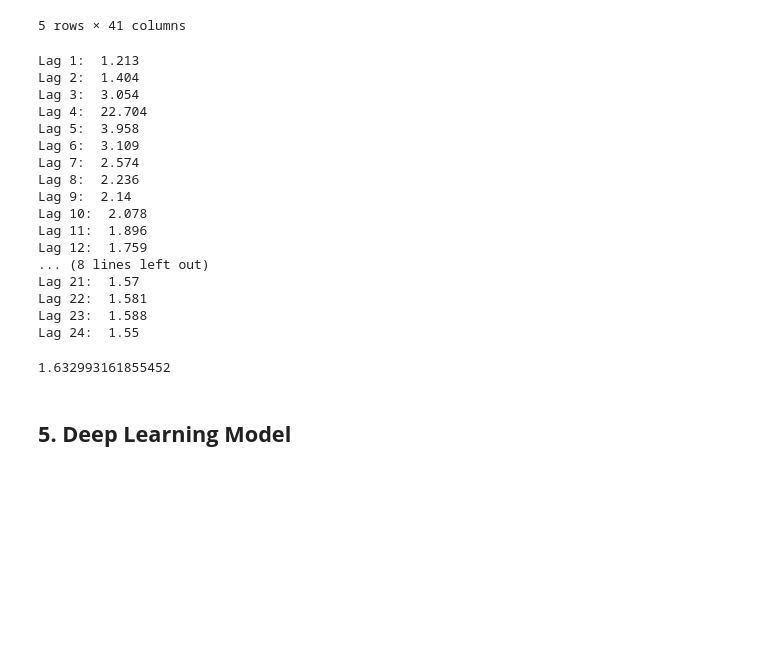
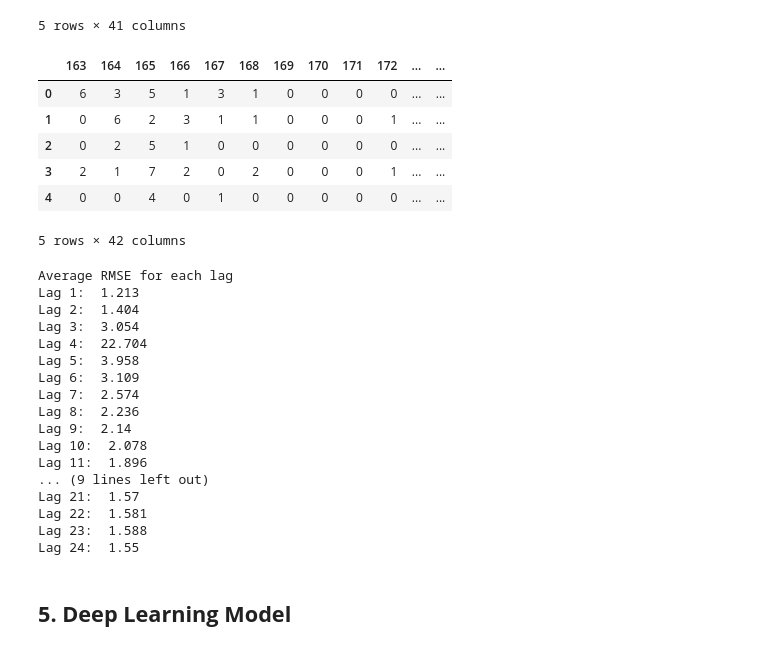
Before and after one commit to Angps1995/Spatial-Temporal-Models-for-delivery-demand-forecast, a Jupyter notebook: ExploratoryAnalysis.ipynb, the cells around one changed output. Saved outputs shown, nothing was run; the diff lists cells and outputs as text; code cells hidden in the pictures; blank space fills up the shorter version.

```diff
--- a/ExploratoryAnalysis.ipynb
+++ b/ExploratoryAnalysis.ipynb
@@ -401,7 +416,18 @@ test_df_1.head()
 | 3 | -1.0 | 6.0 | -5.0 | -2.0 | 2.0 | -2.0 | 0.0 | 0.0 | 1.0 | -1.0 | ... | ... |
 | 4 | 0.0 | 4.0 | -4.0 | 1.0 | -1.0 | 0.0 | 0.0 | 0.0 | 0.0 | 0.0 | ... | ... |
 5 rows × 41 columns
+# %%
+test_df.head()
+# %% [output]
+|  | 163 | 164 | 165 | 166 | 167 | 168 | 169 | 170 | 171 | 172 | ... | ... |
+| 0 | 6 | 3 | 5 | 1 | 3 | 1 | 0 | 0 | 0 | 0 | ... | ... |
+| 1 | 0 | 6 | 2 | 3 | 1 | 1 | 0 | 0 | 0 | 1 | ... | ... |
+| 2 | 0 | 2 | 5 | 1 | 0 | 0 | 0 | 0 | 0 | 0 | ... | ... |
+| 3 | 2 | 1 | 7 | 2 | 0 | 2 | 0 | 0 | 0 | 1 | ... | ... |
+| 4 | 0 | 0 | 4 | 0 | 1 | 0 | 0 | 0 | 0 | 0 | ... | ... |
+5 rows × 42 columns
 # %%
+print("Average RMSE for each lag")
 for o in range(1,25):
     model = VAR(endog=train_df_1.T.reset_index(drop=True))
     model_var = model.fit(o)
@@ -413,6 +439,7 @@ for o in range(1,25):
         errors.append(error)
     print("Lag " + str(o) + ": " , round(np.mean(errors),3))
 # %% [output]
+Average RMSE for each lag
 Lag 1:  1.213
 Lag 2:  1.404
 Lag 3:  3.054
@@ -424,16 +451,11 @@ Lag 8:  2.236
 Lag 9:  2.14
 Lag 10:  2.078
 Lag 11:  1.896
-Lag 12:  1.759
-... (8 lines left out)
+... (9 lines left out)
 Lag 21:  1.57
 Lag 22:  1.581
 Lag 23:  1.588
 Lag 24:  1.55
-# %%
-rmse(np.array([1,2,3]), np.array([3,2,1]))
-# %% [output]
-1.632993161855452
 # %% [markdown]
 ## **5. Deep Learning Model**
 # %%
```
Also changed, not shown: parts of 7 cells of this notebook, 1 other file.
